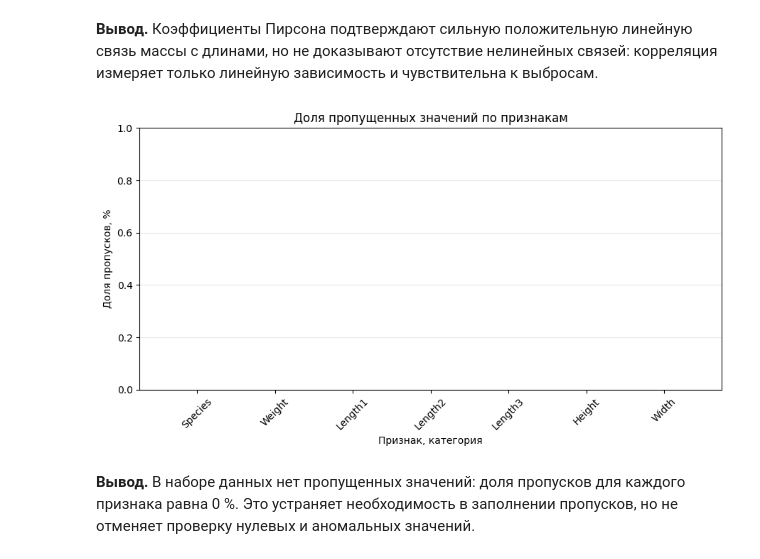
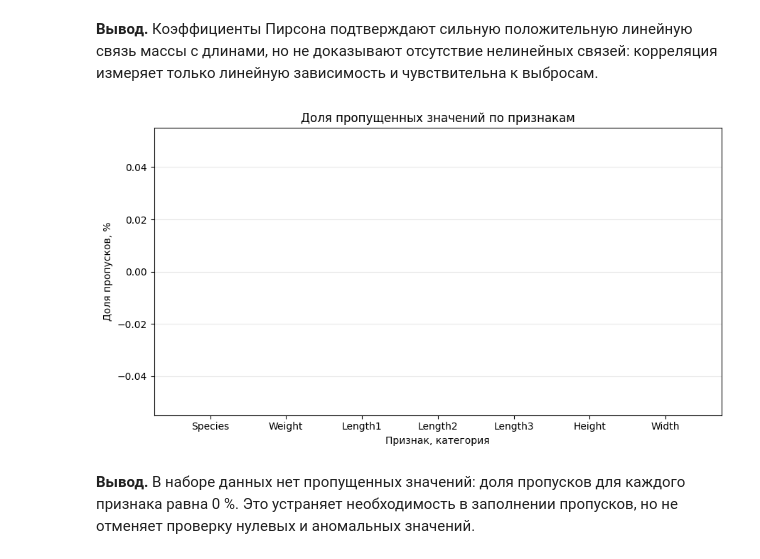
Before and after one commit to KSveselov/lab_3_ai, a Jupyter notebook: lab_1/Fish-Dimensions-Regression-Analysis/notebooks/01-eda.ipynb, the cells around one changed output. Drawn from its saved outputs; the diff is of its cells as text; code cells hidden in the pictures.

```diff
--- a/lab_1/Fish-Dimensions-Regression-Analysis/notebooks/01-eda.ipynb
+++ b/lab_1/Fish-Dimensions-Regression-Analysis/notebooks/01-eda.ipynb
@@ -174,17 +170,16 @@ Width    0.886507  0.867050  0.873547  0.878520  0.792881  1.000000
 # %%
 missing_share = df.isna().sum()
 plt.figure(figsize=(9, 5))
 plt.bar(missing_share.index, missing_share.values, color="slateblue")
 plt.title("Доля пропущенных значений по признакам")
 plt.xlabel("Признак, категория")
 plt.ylabel("Доля пропусков, %")
-plt.ylim(0, max(1, missing_share.max() + 1))
-plt.xticks(rotation=45)
+
 plt.grid(axis="y", alpha=0.3)
 plt.tight_layout()
 plt.show()
 # %% [output]
-[figure, old version]
+[figure, new version]
 # %% [markdown]
 **Вывод.** В наборе данных нет пропущенных значений: доля пропусков для каждого признака равна 0 %. Это устраняет необходимость в заполнении пропусков, но не отменяет проверку нулевых и аномальных значений.
 # %%
```
Also changed, not shown: parts of 5 cells of this notebook.
